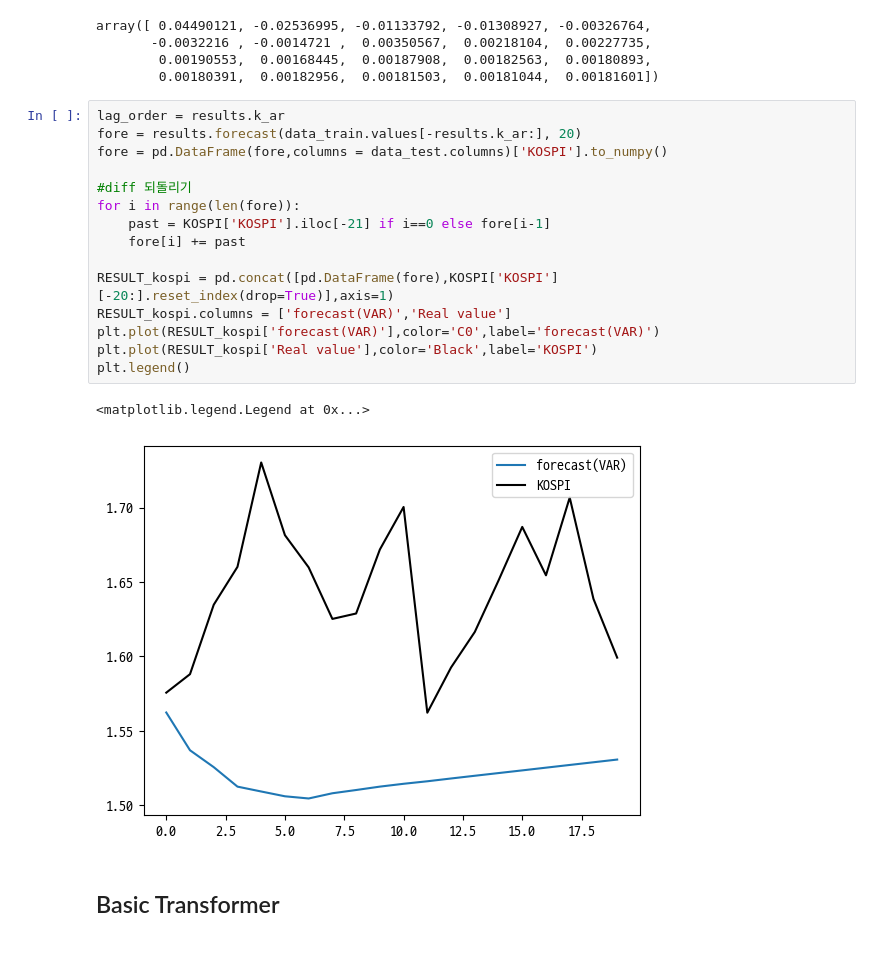
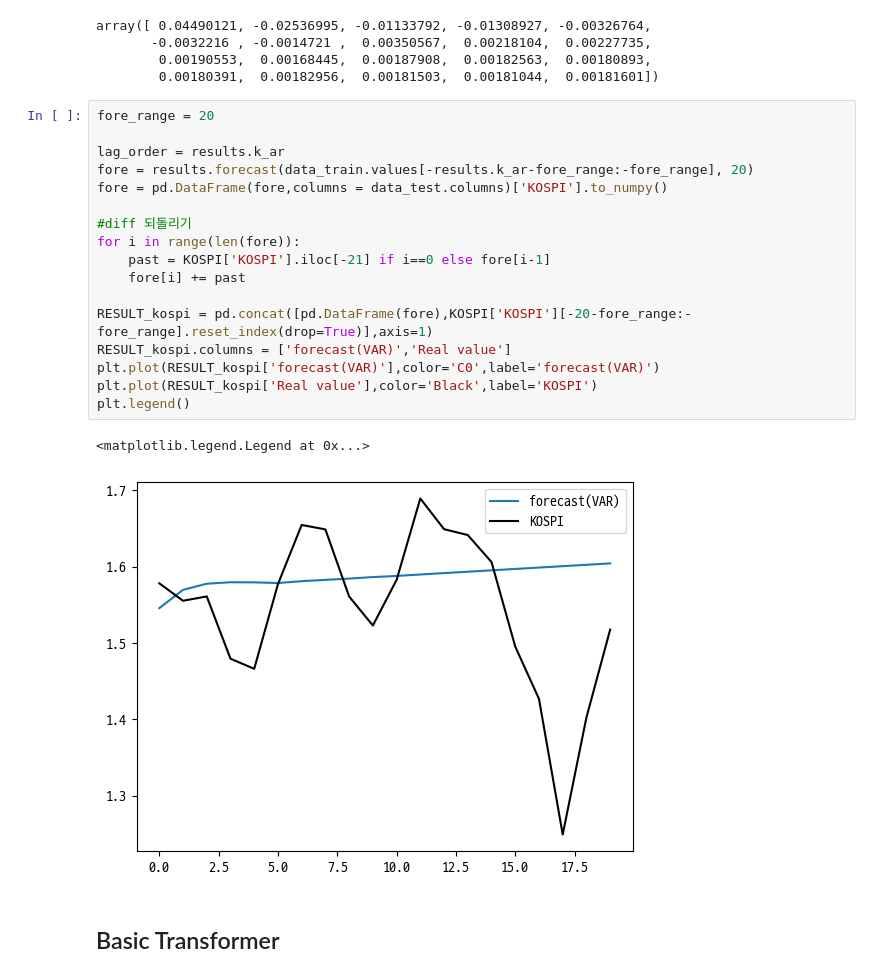
Before and after one commit to oiuyy207/MEaI_transformer, a Jupyter notebook: compare_model_and_method.ipynb, the cells around one changed output. Cells and saved outputs as stored; diff of their text form.

```diff
--- a/compare_model_and_method.ipynb
+++ b/compare_model_and_method.ipynb
@@ -636,23 +636,25 @@ array([ 0.04490121, -0.02536995, -0.01133792, -0.01308927, -0.00326764,
         0.00190553,  0.00168445,  0.00187908,  0.00182563,  0.00180893,
         0.00180391,  0.00182956,  0.00181503,  0.00181044,  0.00181601])
 # %%
+fore_range = 20
+
 lag_order = results.k_ar
-fore = results.forecast(data_train.values[-results.k_ar:], 20)
+fore = results.forecast(data_train.values[-results.k_ar-fore_range:-fore_range], 20)
 fore = pd.DataFrame(fore,columns = data_test.columns)['KOSPI'].to_numpy()
 
 #diff 되돌리기
 for i in range(len(fore)):
     past = KOSPI['KOSPI'].iloc[-21] if i==0 else fore[i-1]
     fore[i] += past
 
-RESULT_kospi = pd.concat([pd.DataFrame(fore),KOSPI['KOSPI'][-20:].reset_index(drop=True)],axis=1)
+RESULT_kospi = pd.concat([pd.DataFrame(fore),KOSPI['KOSPI'][-20-fore_range:-fore_range].reset_index(drop=True)],axis=1)
 RESULT_kospi.columns = ['forecast(VAR)','Real value']
 plt.plot(RESULT_kospi['forecast(VAR)'],color='C0',label='forecast(VAR)')
 plt.plot(RESULT_kospi['Real value'],color='Black',label='KOSPI')
 plt.legend()
 # %% [output]
 <matplotlib.legend.Legend at 0x...>
-[figure, old version]
+[figure, new version]
 # %% [markdown]
 ## Basic Transformer
 # %%
```
Also changed, not shown: parts of 5 cells of this notebook, 8 other files.
